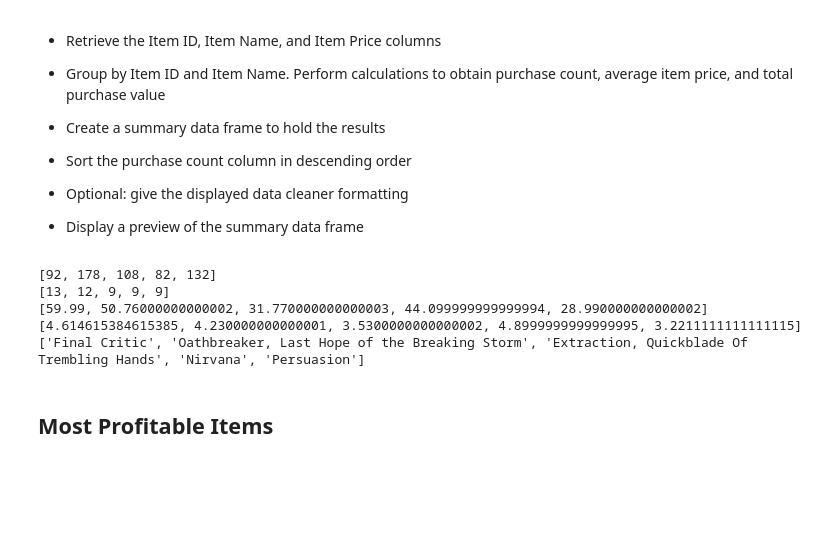
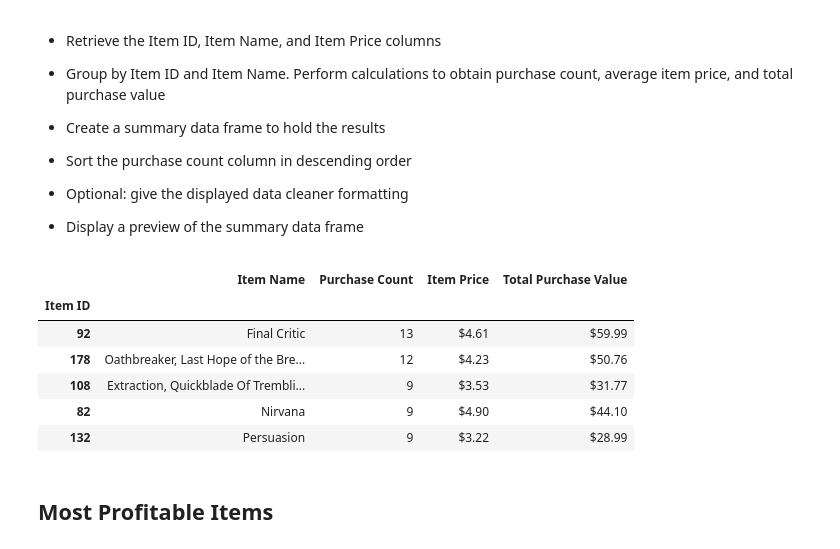
Before and after one commit to TheSharonStephenGitHub/pandas-challenge, a Jupyter notebook: HeroesOfPymoli/HeroesOfPymoli_starter.ipynb, the cells around one changed output. Drawn from its saved outputs; the diff is of its cells as text; code cells hidden in the pictures; blank space fills up the shorter version.

```diff
--- a/HeroesOfPymoli/HeroesOfPymoli_starter.ipynb
+++ b/HeroesOfPymoli/HeroesOfPymoli_starter.ipynb
@@ -405,43 +418,56 @@ print(average_price)
 new_df = purchase_data[['Item ID', 'Item Name', 'Price']]
 
 new_dict = {}
 for index, rows in new_df.iterrows():
     if rows['Item ID'] not in new_dict.keys():
         new_dict[rows['Item ID']] = (rows['Price'], 1, rows['Item Name'])
     else:
         count = new_dict[rows['Item ID']][1] + 1
         total_val = new_dict[rows['Item ID']][0] + rows['Price']
         new_dict[rows['Item ID']] = (total_val, count,rows['Item Name'])
 
 
 
 dictionary = sorted(new_dict.items(), key=lambda item: item[1][1], reverse = True)
 #print(dictionary)
 
 id_list = []
 purchase_count = []
 total_price = []
 average_price = []
 item_name = []
 
 for x in range(0,5):
     id_list.append(dictionary[x][0])
     purchase_count.append(dictionary[x][1][1])
     total_price.append(dictionary[x][1][0])
     average_price.append(dictionary[x][1][0]/dictionary[x][1][1])
     item_name.append(dictionary[x][1][2])
 
-print(id_list)
-print(purchase_count)
-print(total_price)
-print(average_price)
-print(item_name)
+
+
+data_popular = {'Item ID': (id_list),
+'Item Name': (item_name),
+'Purchase Count': (purchase_count),
+'Item Price': (average_price),
+'Total Purchase Value': (total_price)}
+
+most_popular_summary = pd.DataFrame(data_popular)
+
+most_popular_summary = most_popular_summary.set_index('Item ID', 'Item Name')
+
+most_popular_summary["Item Price"] = most_popular_summary["Item Price"].astype(float).map("${:,.2f}".format)
+most_popular_summary["Total Purchase Value"] = most_popular_summary["Total Purchase Value"].astype(float).map("${:,.2f}".format)
+
+most_popular_summary
 # %% [output]
-[92, 178, 108, 82, 132]
-[13, 12, 9, 9, 9]
-[59.99, 50.76000000000002, 31.770000000000003, 44.099999999999994, 28.990000000000002]
-[4.614615384615385, 4.230000000000001, 3.5300000000000002, 4.8999999999999995, 3.2211111111111115]
-['Final Critic', 'Oathbreaker, Last Hope of the Breaking Storm', 'Extraction, Quickblade Of Trembling Hands', 'Nirvana', 'Persuasion']
+|  | Item Name | Purchase Count | Item Price | Total Purchase Value |
+| Item ID |  |  |  |  |
+| 92 | Final Critic | 13 | $4.61 | $59.99 |
+| 178 | Oathbreaker, Last Hope of the Bre... | 12 | $4.23 | $50.76 |
+| 108 | Extraction, Quickblade Of Trembli... | 9 | $3.53 | $31.77 |
+| 82 | Nirvana | 9 | $4.90 | $44.10 |
+| 132 | Persuasion | 9 | $3.22 | $28.99 |
 # %% [markdown]
 ## Most Profitable Items
 # %% [markdown]
```
Also changed, not shown: parts of 2 cells of this notebook.
